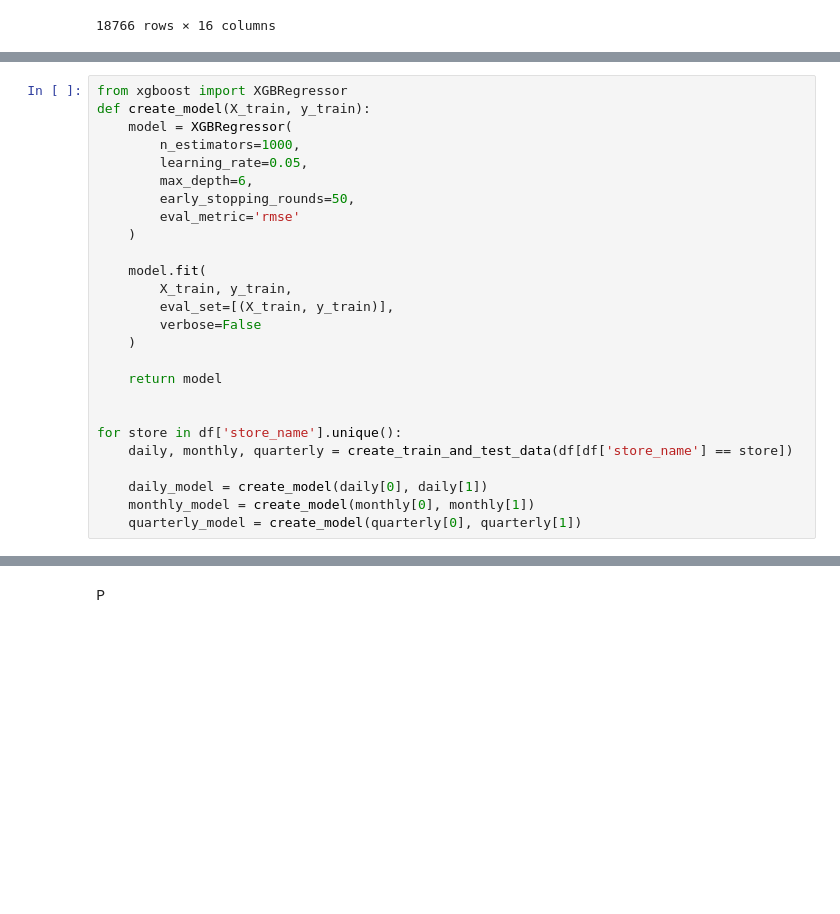
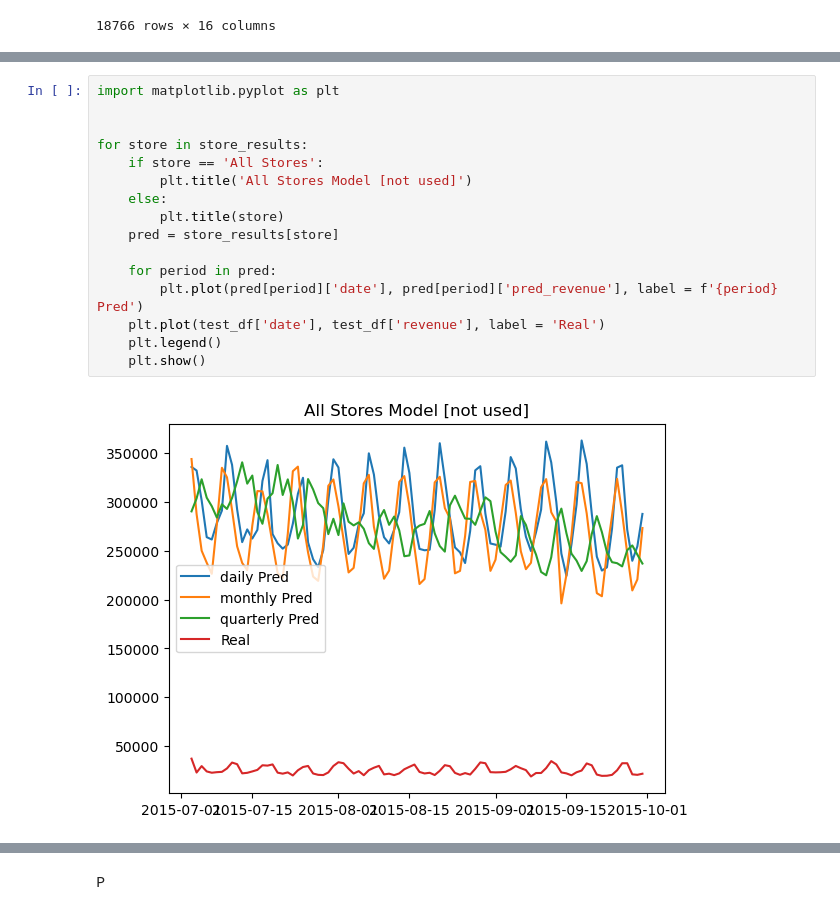
Before and after one commit to davidavivb/AdvancedML_Project, a Jupyter notebook: project.ipynb, the cells around one changed output, grey strips where cells are left out. Saved outputs shown, nothing was run; the diff lists cells and outputs as text; blank space fills up the shorter version.

```diff
--- a/project.ipynb
+++ b/project.ipynb
@@ -112,26 +59,0 @@ def create_train_and_test_data(df):
-# %%
-from xgboost import XGBRegressor
-def create_model(X_train, y_train):
-    model = XGBRegressor(
-        n_estimators=1000,
-        learning_rate=0.05,
-        max_depth=6,
-        early_stopping_rounds=50,
-        eval_metric='rmse'
-    )
-
-    model.fit(
-        X_train, y_train,
-        eval_set=[(X_train, y_train)],
-        verbose=False
-    )
-
-    return model
-
-
-for store in df['store_name'].unique():
-    daily, monthly, quarterly = create_train_and_test_data(df[df['store_name'] == store])
-
-    daily_model = create_model(daily[0], daily[1])
-    monthly_model = create_model(monthly[0], monthly[1])
-    quarterly_model = create_model(quarterly[0], quarterly[1])
@@ -141,0 +256,18 @@ daily_model
+# %%
+import matplotlib.pyplot as plt
+
+
+for store in store_results:
+    if store == 'All Stores':
+        plt.title('All Stores Model [not used]')
+    else:
+        plt.title(store)
+    pred = store_results[store]
+
+    for period in pred:
+        plt.plot(pred[period]['date'], pred[period]['pred_revenue'], label = f'{period} Pred')
+    plt.plot(test_df['date'], test_df['revenue'], label = 'Real')
+    plt.legend()
+    plt.show()
+# %% [output]
+[figure, added]
```
Also changed, not shown: parts of 8 cells of this notebook.
